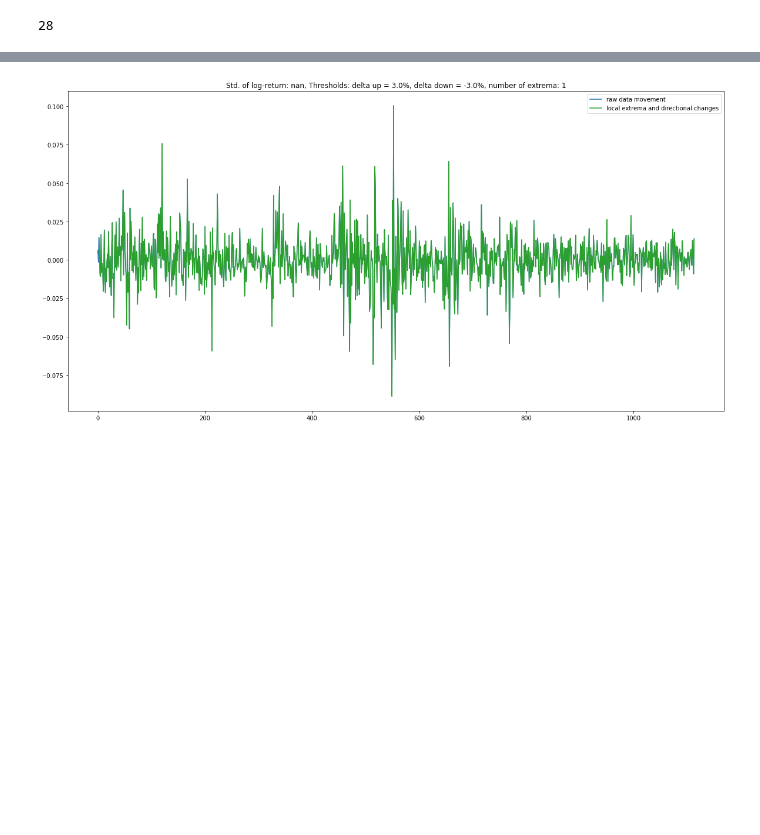
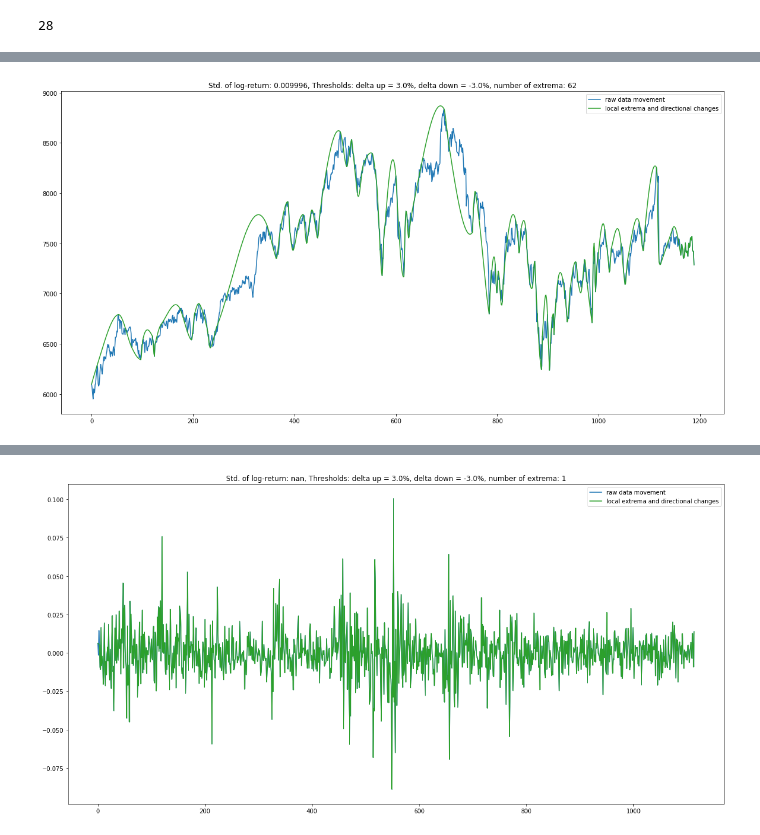
Before and after one commit to LinusLin6769/DCLaboratory01, a Jupyter notebook: playground.ipynb, the cells around one changed output, grey strips where cells are left out. Saved outputs shown, nothing was run; the diff lists cells and outputs as text; code cells hidden in the pictures; blank space fills up the shorter version.

Commit message:
analysis02 on akima

```diff
--- a/playground.ipynb
+++ b/playground.ipynb
@@ -37,0 +47,6 @@ t1.make_plot()
+# %%
+t2 = DCTransformer()
+t2.transform(d['2040'], threshold=(0.03, -0.03), kind='akima')
+t2.make_plot()
+# %% [output]
+[figure, added]
```
Also changed, not shown: parts of 18 cells of this notebook, 20 other files.
